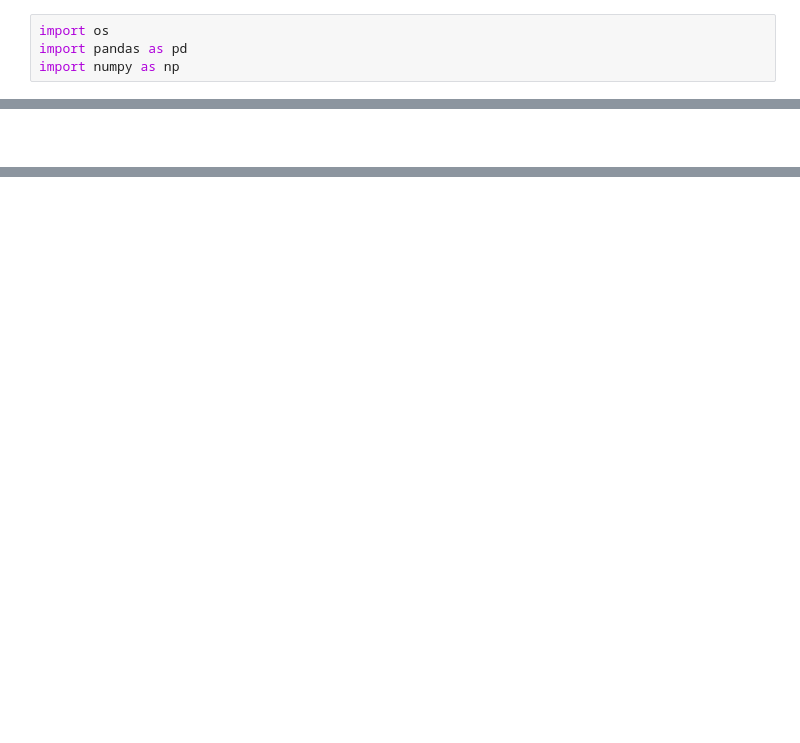
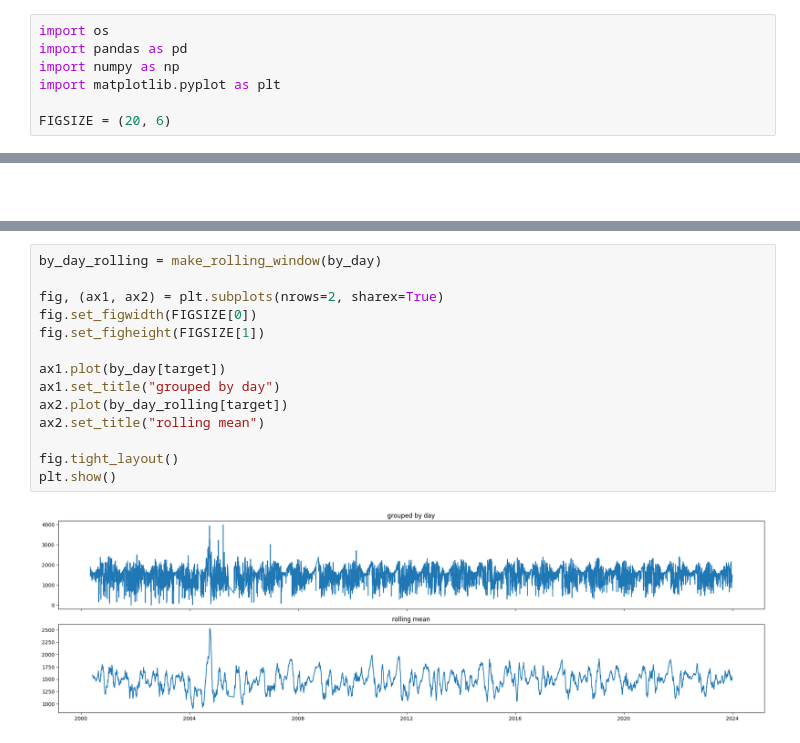
Before and after one commit to fellipessanha/solar-studies, a Jupyter notebook: presentation.ipynb, the cells around one changed output, grey strips where cells are left out. Drawn from its saved outputs; the diff is of its cells as text; blank space fills up the shorter version.

```diff
--- a/presentation.ipynb
+++ b/presentation.ipynb
@@ -2,6 +2,9 @@
 import os
 import pandas as pd
 import numpy as np
+import matplotlib.pyplot as plt
+
+FIGSIZE = (20, 6)
 # %% [markdown]
 # Reading input data
 
@@ -48,0 +84,16 @@ by_day.tail()
+# %%
+by_day_rolling = make_rolling_window(by_day)
+
+fig, (ax1, ax2) = plt.subplots(nrows=2, sharex=True)
+fig.set_figwidth(FIGSIZE[0])
+fig.set_figheight(FIGSIZE[1])
+
+ax1.plot(by_day[target])
+ax1.set_title("grouped by day")
+ax2.plot(by_day_rolling[target])
+ax2.set_title("rolling mean")
+
+fig.tight_layout()
+plt.show()
+# %% [output]
+[figure, added]
```
Also changed, not shown: parts of 11 cells of this notebook, 1 other file.
